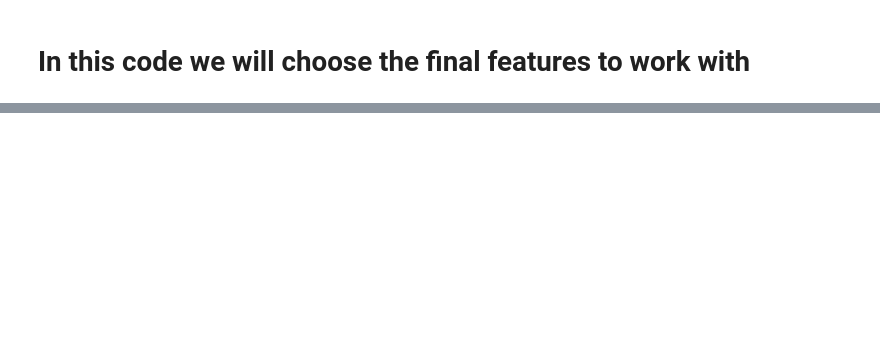
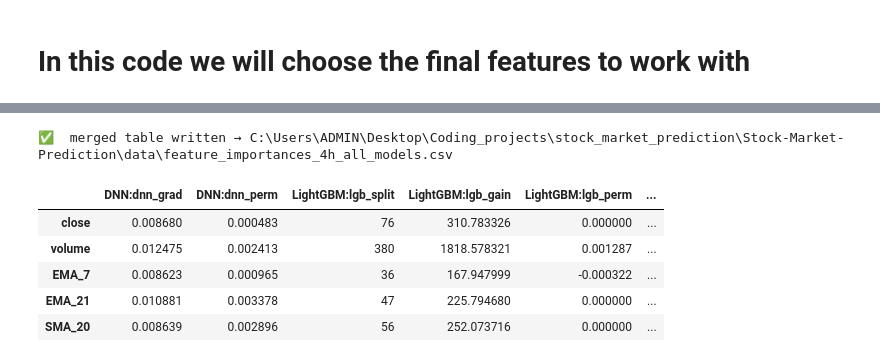
Before and after one commit to Stevenberger1/Stock-Market-Prediction, a Jupyter notebook: data/Features_part2_final.ipynb, the cells around one changed output, grey strips where cells are left out. Cells and saved outputs as stored; diff of their text form; code cells hidden in the pictures; blank space fills up the shorter version.

```diff
--- a/data/Features_part2_final.ipynb
+++ b/data/Features_part2_final.ipynb
@@ -273,0 +1729,42 @@ Highly correlated pairs (|corr| > 0.8):
+# %%
+import pandas as pd
+from pathlib import Path
+
+# folder where the benchmark saved the CSVs
+OUT_DIR = Path(".").resolve()          # change if you ran in another folder
+
+# ------------------------------------------------------------------
+# 1️⃣  collect all “importance_*” files
+# ------------------------------------------------------------------
+csv_paths = list(OUT_DIR.glob("importance_*.csv"))
+if not csv_paths:
+    raise FileNotFoundError("No importance_*.csv files found in OUT_DIR")
+
+frames = []
+for f in csv_paths:
+    tag = f.stem.replace("importance_", "")      # e.g. "RandomForest", "lr_L1_coef"
+    df  = pd.read_csv(f, index_col=0)            # every CSV has features on the index
+    df.columns = [f"{tag}:{c}" for c in df.columns]   # keep metric names unique
+    frames.append(df)
+
+# ------------------------------------------------------------------
+# 2️⃣  merge side-by-side (outer join on feature index)
+# ------------------------------------------------------------------
+full_table = pd.concat(frames, axis=1).fillna(0)
+
+# ------------------------------------------------------------------
+# 3️⃣  save & quick preview
+# ------------------------------------------------------------------
+out_path = OUT_DIR / "feature_importances_4h_all_models.csv"
+full_table.to_csv(out_path)
+
+print(f"✅  merged table written → {out_path}")
+display(full_table.head())        # Jupyter/IPython; use print(full_table.head()) in pure script
+# %% [output]
+✅  merged table written → C:\Users\ADMIN\Desktop\Coding_projects\stock_market_prediction\Stock-Market-Prediction\data\feature_importances_4h_all_models.csv
+|  | DNN:dnn_grad | DNN:dnn_perm | LightGBM:lgb_split | LightGBM:lgb_gain | LightGBM:lgb_perm | ... |
+| close | 0.008680 | 0.000483 | 76 | 310.783326 | 0.000000 | ... |
+| volume | 0.012475 | 0.002413 | 380 | 1818.578321 | 0.001287 | ... |
+| EMA_7 | 0.008623 | 0.000965 | 36 | 167.947999 | -0.000322 | ... |
+| EMA_21 | 0.010881 | 0.003378 | 47 | 225.794680 | 0.000000 | ... |
+| SMA_20 | 0.008639 | 0.002896 | 56 | 252.073716 | 0.000000 | ... |
```
Also changed, not shown: parts of 19 cells of this notebook, 45 other files.
